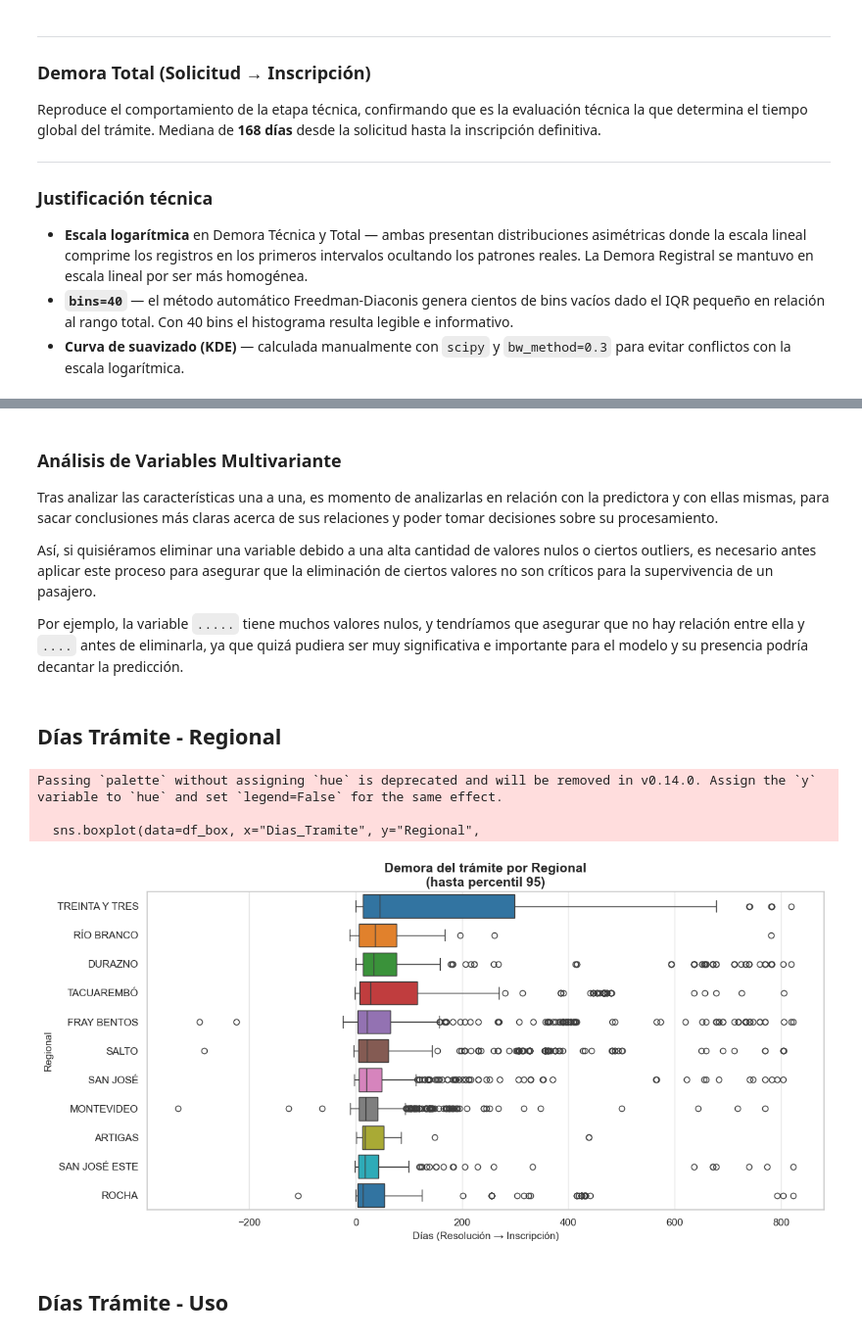
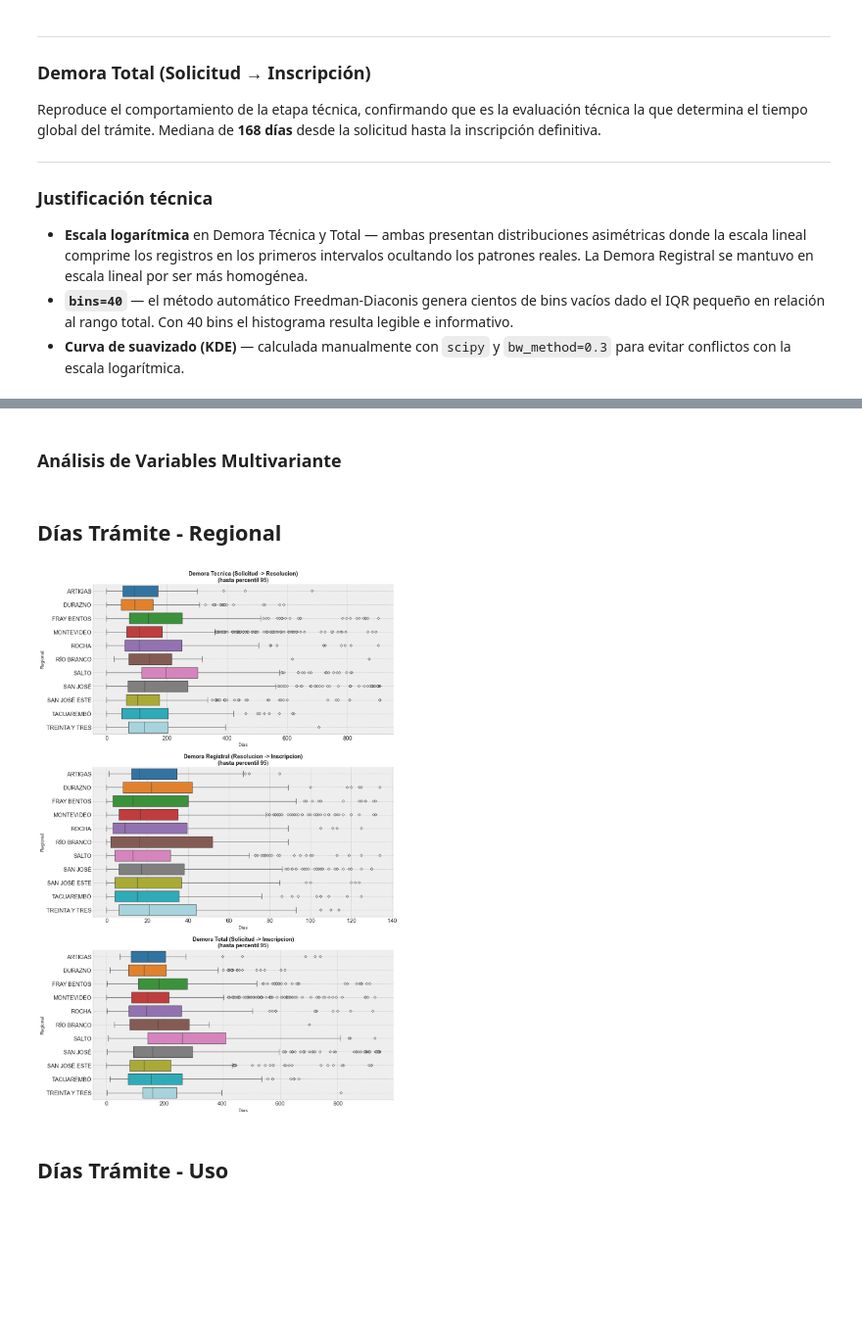
Before and after one commit to Georubiano/Proyecto-python-diplomado-Final, a Jupyter notebook: Proyecto UCU.ipynb, the cells around one changed output, grey strips where cells are left out. Shown at 98% size. Cells and saved outputs as stored; diff of their text form; code cells hidden in the pictures; blank space fills up the shorter version.

Commit message:
Prueba de cambio 5-6 Cambio markdown  Estructura del data set Variable tiempo, modificacion Análisis de días de trtr{amite

```diff
--- a/Proyecto UCU.ipynb
+++ b/Proyecto UCU.ipynb
@@ -1173,35 +1210,59 @@ plt.show()
 # %% [markdown]
 ### Análisis de Variables Multivariante
-
-Tras analizar las características una a una, es momento de analizarlas en relación con la predictora y con ellas mismas, para sacar conclusiones más claras acerca de sus relaciones y poder tomar decisiones sobre su procesamiento.
-
-Así, si quisiéramos eliminar una variable debido a una alta cantidad de valores nulos o ciertos outliers, es necesario antes aplicar este proceso para asegurar que la eliminación de ciertos valores no son críticos para la supervivencia de un pasajero.
-
-Por ejemplo, la variable `.....` tiene muchos valores nulos, y tendríamos que asegurar que no hay relación entre ella y `....` antes de eliminarla, ya que quizá pudiera ser muy significativa e importante para el modelo y su presencia podría decantar la predicción.
 # %% [markdown]
 ## Días Trámite - Regional
-# %%
-# Boxplot: Dias_Tramite por Regional
-limite = df_limpio["Dias_Tramite"].quantile(0.95)
-df_box = df_limpio[df_limpio["Dias_Tramite"] <= limite]
-
-orden = (df_box.groupby("Regional")["Dias_Tramite"]
-         .median().sort_values(ascending=False).index)
-
-fig, ax = plt.subplots(figsize=(12, 6))
-sns.boxplot(data=df_box, x="Dias_Tramite", y="Regional",
-            order=orden, palette="tab10", ax=ax)
-ax.set_title("Demora del trámite por Regional\n(hasta percentil 95)",
-             fontsize=14, fontweight="bold")
-ax.set_xlabel("Días (Resolución → Inscripción)", fontsize=11)
-ax.set_ylabel("Regional", fontsize=11)
-plt.tight_layout()
-plt.show()
-# %% [output]
-Passing `palette` without assigning `hue` is deprecated and will be removed in v0.14.0. Assign the `y` variable to `hue` and set `legend=False` for the same effect.
-
-  sns.boxplot(data=df_box, x="Dias_Tramite", y="Regional",
-[figure, removed]
+# %%
+# Boxplot: indicadores temporales por Regional
+# Se limita al percentil 95 para visualizacion
+
+indicadores = [
+    ("Demora_Tecnica",   "Demora Tecnica (Solicitud -> Resolucion)"),
+    ("Demora_Registral", "Demora Registral (Resolucion -> Inscripcion)"),
+    ("Demora_Total",     "Demora Total (Solicitud -> Inscripcion)"),
+]
+
+# Orden alfabetico fijo para los tres graficos
+orden_fijo = sorted(df_tiempos["Regional"].dropna().unique().tolist())
+
+# Color fijo por regional usando tab20 (20 colores distintos)
+tab20 = plt.colormaps["tab20"].resampled(len(orden_fijo))
+color_por_regional = {reg: tab20(i) for i, reg in enumerate(orden_fijo)}
+paleta_ordenada = [color_por_regional[reg] for reg in orden_fijo]
+
+fig, axes = plt.subplots(3, 1, figsize=(12, 18))
+
+for i, (col, titulo) in enumerate(indicadores):
+    limite = df_tiempos[col].quantile(0.95)
+    df_box = df_tiempos[df_tiempos[col] <= limite].copy()
+
+    sns.boxplot(
+        data=df_box, x=col, y="Regional",
+        order=orden_fijo,
+        palette=paleta_ordenada,
+        hue="Regional", hue_order=orden_fijo,
+        legend=False,
+        flierprops=dict(
+            marker="D",
+            markersize=4,
+            markerfacecolor="white",
+            markeredgewidth=1.2,
+            alpha=0.7
+        ),
+        ax=axes[i]
+    )
+
+    axes[i].set_title(f"{titulo}\n(hasta percentil 95)",
+                      fontsize=13, fontweight="bold")
+    axes[i].set_xlabel("Dias", fontsize=11)
+    axes[i].set_ylabel("Regional", fontsize=11)
+    axes[i].grid(True, linestyle="--", linewidth=0.7, color="gray", alpha=0.5)
+    axes[i].set_axisbelow(True)
+
+sns.despine()
+plt.tight_layout()
+plt.show()
+# %% [output]
+[figure, added]
 # %% [markdown]
 ## Días Trámite - Uso
 # %%
```
Also changed, not shown: parts of 5 cells of this notebook.
